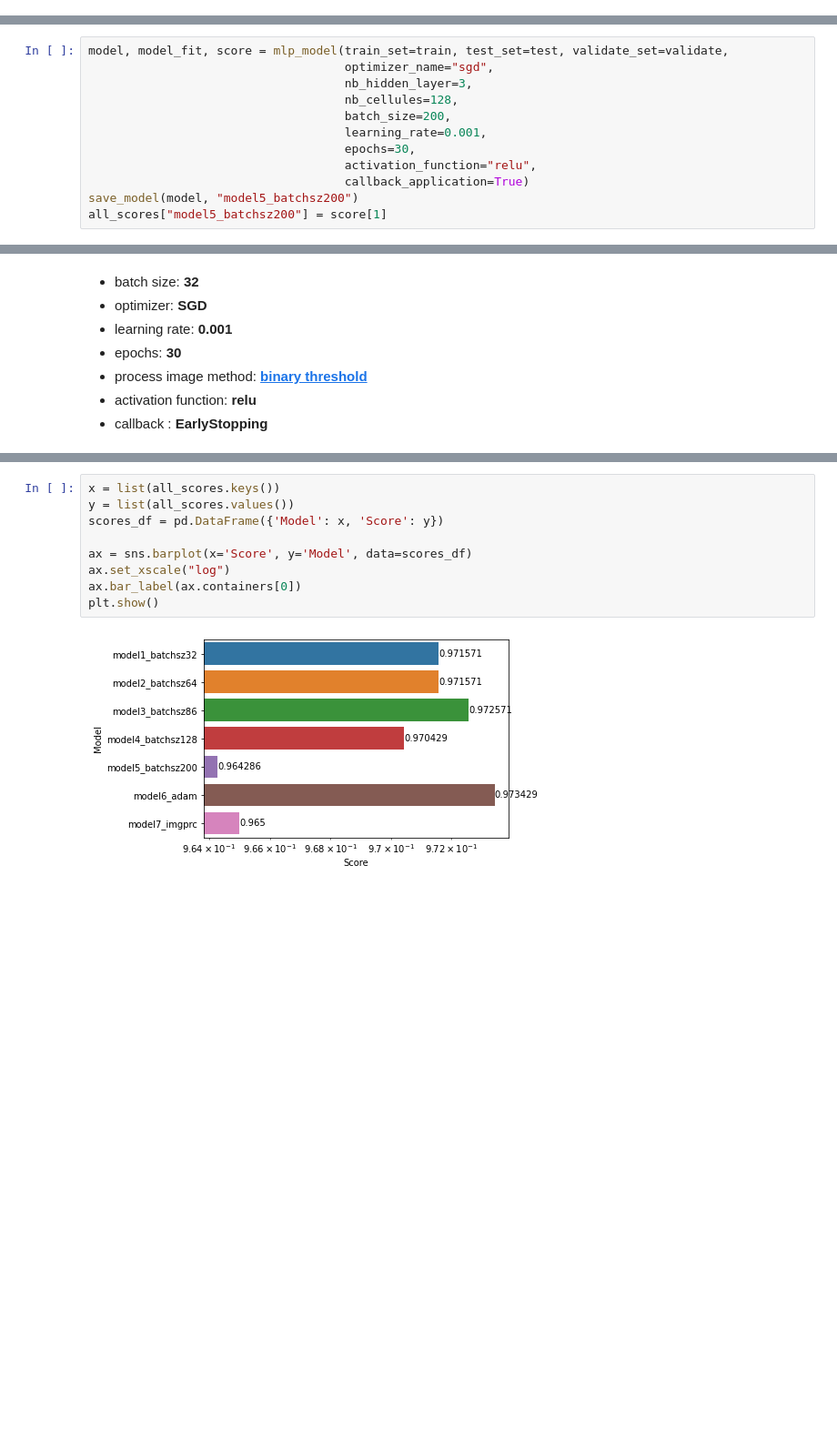
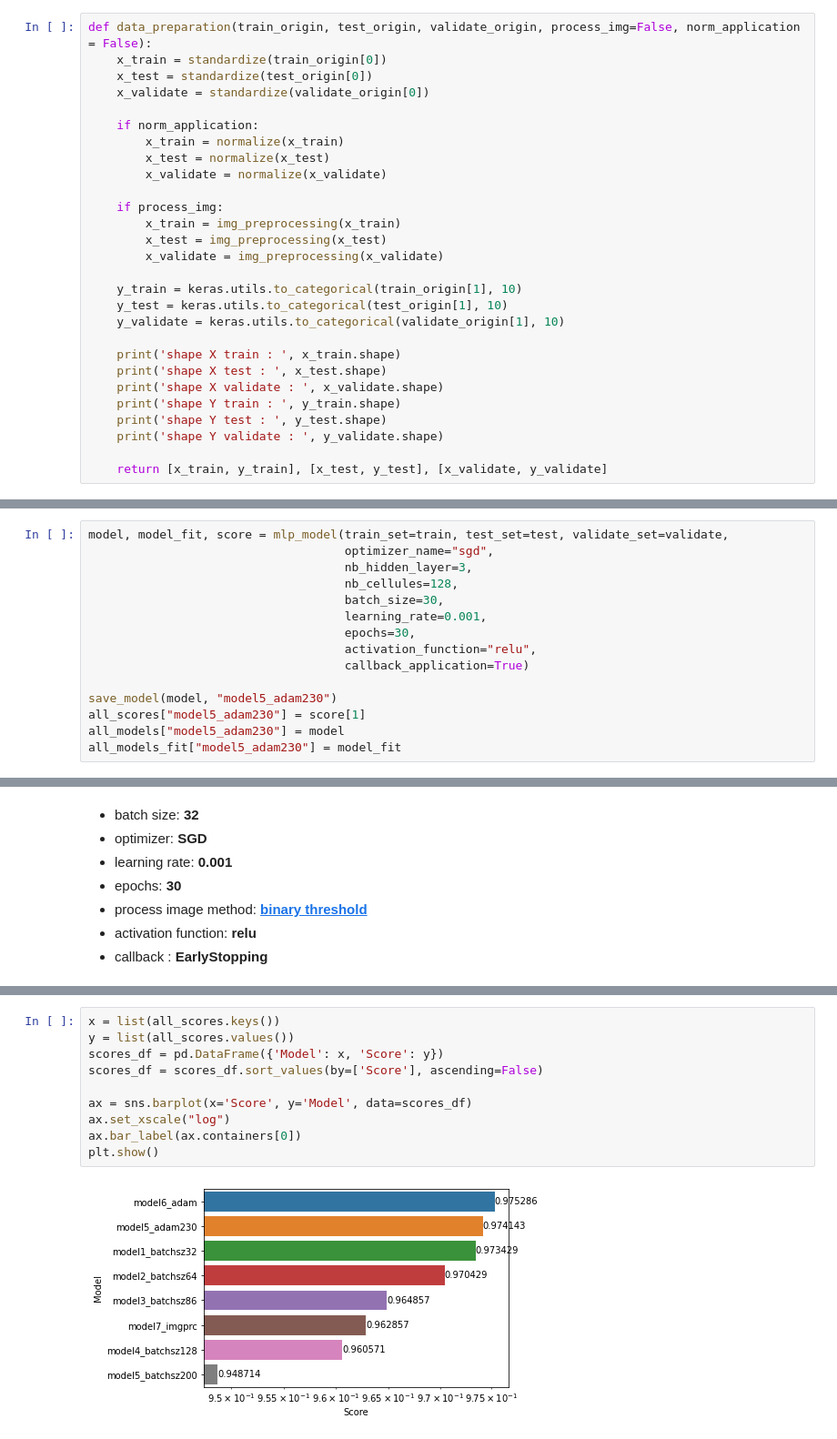
Before and after one commit to hibiga/MLP---MNIST, a Jupyter notebook: RDN.ipynb, the cells around one changed output, grey strips where cells are left out. Shown: that part at 91% size. Saved outputs shown, nothing was run; the diff lists cells and outputs as text; blank space fills up the shorter version.

Commit message:
test et comparaison

```diff
--- a/RDN.ipynb
+++ b/RDN.ipynb
@@ -217,3 +312,31 @@ def data_preparation(train_origin, test_origin, validate_origin, process_img=Fal
+# %%
+def data_preparation(train_origin, test_origin, validate_origin, process_img=False, norm_application = False):
+    x_train = standardize(train_origin[0])
+    x_test = standardize(test_origin[0])
+    x_validate = standardize(validate_origin[0])
+
+    if norm_application:
+        x_train = normalize(x_train)
+        x_test = normalize(x_test)
+        x_validate = normalize(x_validate)
+
+    if process_img:
+        x_train = img_preprocessing(x_train)
+        x_test = img_preprocessing(x_test)
+        x_validate = img_preprocessing(x_validate)
+
+    y_train = keras.utils.to_categorical(train_origin[1], 10)
+    y_test = keras.utils.to_categorical(test_origin[1], 10)
+    y_validate = keras.utils.to_categorical(validate_origin[1], 10)
+
+    print('shape X train : ', x_train.shape)
+    print('shape X test : ', x_test.shape)
+    print('shape X validate : ', x_validate.shape)
+    print('shape Y train : ', y_train.shape)
+    print('shape Y test : ', y_test.shape)
+    print('shape Y validate : ', y_validate.shape)
+
+    return [x_train, y_train], [x_test, y_test], [x_validate, y_validate]
 # %% [markdown]
 ---
 # %% [markdown]
@@ -463,12 +562,15 @@ model, model_fit, score = mlp_model(train_set=train, test_set=test, validate_set
                                     optimizer_name="sgd",
                                     nb_hidden_layer=3,
                                     nb_cellules=128,
-                                    batch_size=200,
+                                    batch_size=30,
                                     learning_rate=0.001,
                                     epochs=30,
                                     activation_function="relu",
                                     callback_application=True)
-save_model(model, "model5_batchsz200")
-all_scores["model5_batchsz200"] = score[1]
+
+save_model(model, "model5_adam230")
+all_scores["model5_adam230"] = score[1]
+all_models["model5_adam230"] = model
+all_models_fit["model5_adam230"] = model_fit
 # %% [output]
 Epoch 1/30
@@ -588,11 +670,12 @@ Saved trained model at ./results/model7_imgprc
 # %%
 x = list(all_scores.keys())
 y = list(all_scores.values())
 scores_df = pd.DataFrame({'Model': x, 'Score': y})
+scores_df = scores_df.sort_values(by=['Score'], ascending=False)
 
 ax = sns.barplot(x='Score', y='Model', data=scores_df)
 ax.set_xscale("log")
 ax.bar_label(ax.containers[0])
 plt.show()
 # %% [output]
-[figure, old version]
+[figure, new version]
```
Also changed, not shown: parts of 54 cells of this notebook.
